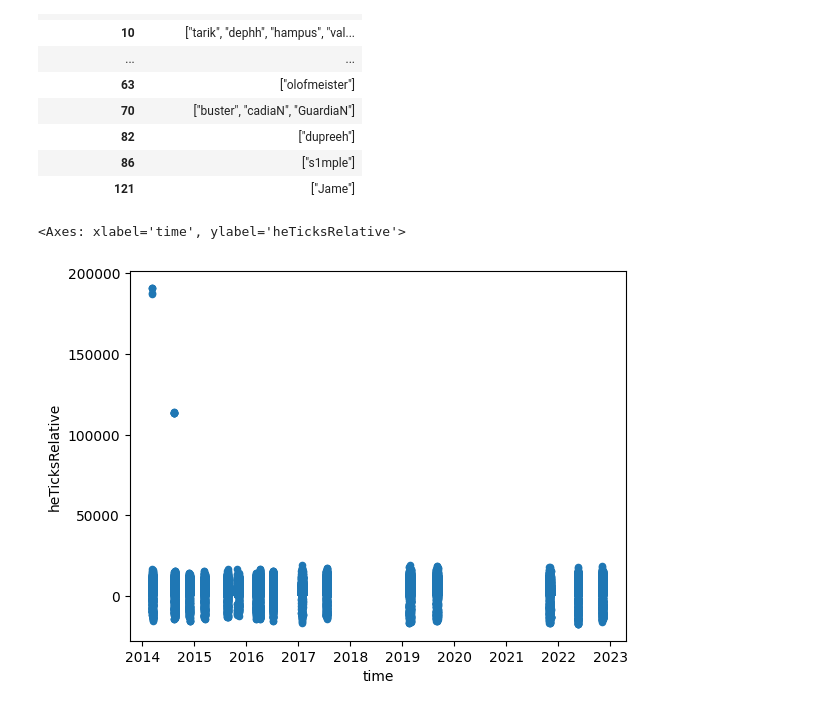
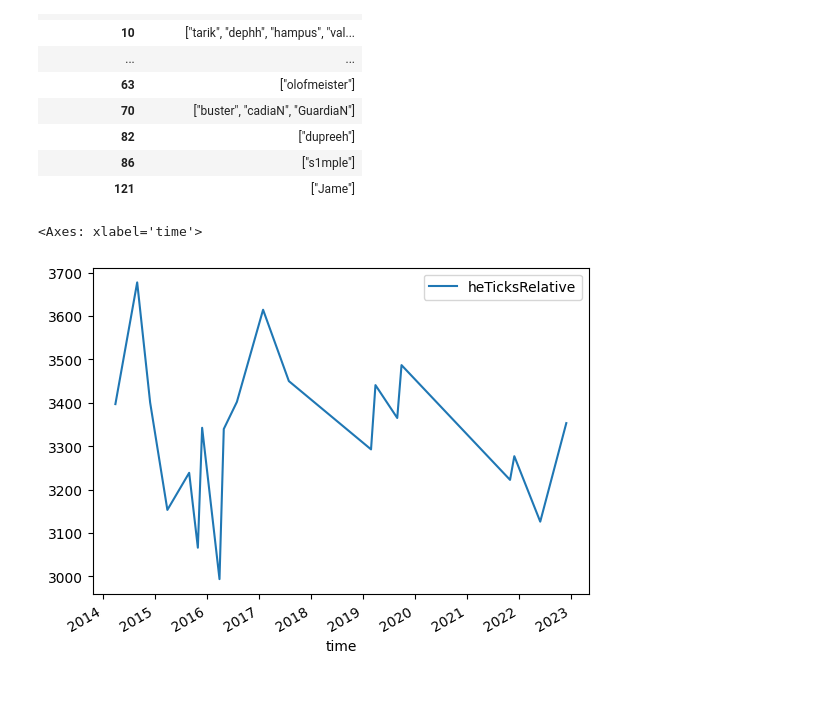
Before and after one commit to bevan-philip/have-cs-rounds-become-slower, a Jupyter notebook: analysis.ipynb, the cells around one changed output. Cells and saved outputs as stored; diff of their text form; code cells hidden in the pictures.

Commit message:
HE average tick visualization

```diff
--- a/analysis.ipynb
+++ b/analysis.ipynb
@@ -16,6 +16,7 @@ pd.set_option('display.max_colwidth', None)
 # %%
 csgo_df['survivingCount'] =  csgo_df.survivingPlayers.apply(lambda x: len(x[1:-1].split(',')) if x != 'null' else 0)
 csgo_df['longestKillWaitS'] = csgo_df['longestKillWait']/csgo_df['tickrate']
+csgo_df['lastKillToEndS'] = csgo_df['lastKillToEnd']/csgo_df['tickrate']
 # %%
 csgo_df
 # %% [output]
@@ -167,7 +173,7 @@ csgo_df.survivingPlayers.explode().value_counts().to_frame().reset_index(names="
 csgo_df['heTicks'] = csgo_df.heTicks.apply(lambda x: sorted(map(int, x[1:-1].split(','))) if x != "null" else [])
 csgo_df['heTicksRelative'] = csgo_df.apply(lambda x: [y-x.startTick for y in x.heTicks ], axis=1)
 # %%
-csgo_df[['time', 'heTicksRelative']].explode('heTicksRelative').plot.scatter("time", "heTicksRelative")
+csgo_df[['time', 'heTicksRelative']].explode('heTicksRelative').resample("M", on="time").mean().dropna().plot()
 # %% [output]
-<Axes: xlabel='time', ylabel='heTicksRelative'>
+<Axes: xlabel='time'>
-[figure, old version]
+[figure, new version]
```
Also changed, not shown: parts of 2 cells of this notebook.
